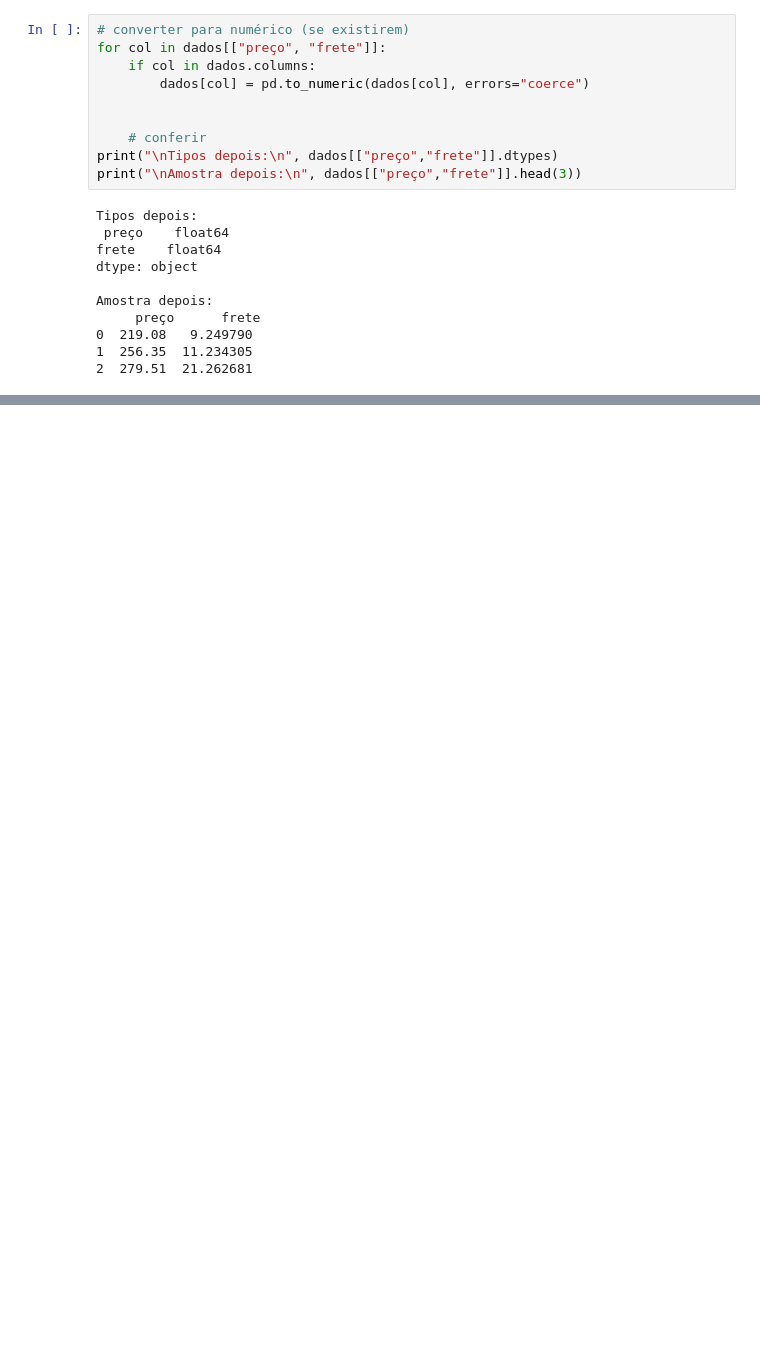
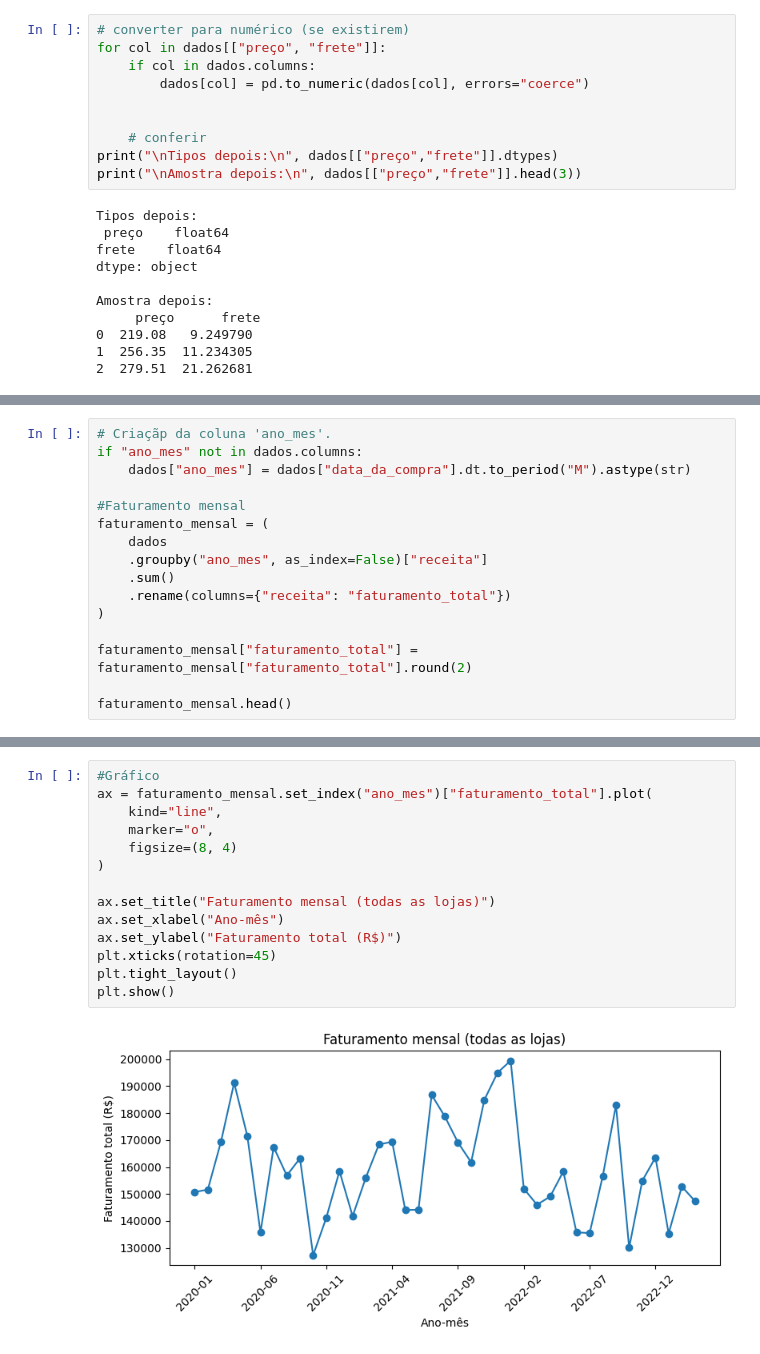
Before and after one commit to Wilson-Maciel/Store_ciencia_de_dados, a Jupyter notebook: notebooks/AluraStoreBrasil.ipynb, the cells around one changed output, grey strips where cells are left out. Drawn from its saved outputs; the diff is of its cells as text; blank space fills up the shorter version.

```diff
--- a/notebooks/AluraStoreBrasil.ipynb
+++ b/notebooks/AluraStoreBrasil.ipynb
@@ -456,0 +281,16 @@ Name: frete, dtype: float64
+# %%
+# Criaçãp da coluna 'ano_mes'.
+if "ano_mes" not in dados.columns:
+    dados["ano_mes"] = dados["data_da_compra"].dt.to_period("M").astype(str)
+
+#Faturamento mensal
+faturamento_mensal = (
+    dados
+    .groupby("ano_mes", as_index=False)["receita"]
+    .sum()
+    .rename(columns={"receita": "faturamento_total"})
+)
+
+faturamento_mensal["faturamento_total"] = faturamento_mensal["faturamento_total"].round(2)
+
+faturamento_mensal.head()
@@ -456,0 +304,16 @@ Name: frete, dtype: float64
+# %%
+#Gráfico
+ax = faturamento_mensal.set_index("ano_mes")["faturamento_total"].plot(
+    kind="line",
+    marker="o",
+    figsize=(8, 4)
+)
+
+ax.set_title("Faturamento mensal (todas as lojas)")
+ax.set_xlabel("Ano-mês")
+ax.set_ylabel("Faturamento total (R$)")
+plt.xticks(rotation=45)
+plt.tight_layout()
+plt.show()
+# %% [output]
+[figure, added]
```
Also changed, not shown: parts of 70 cells of this notebook, 12 other files.
